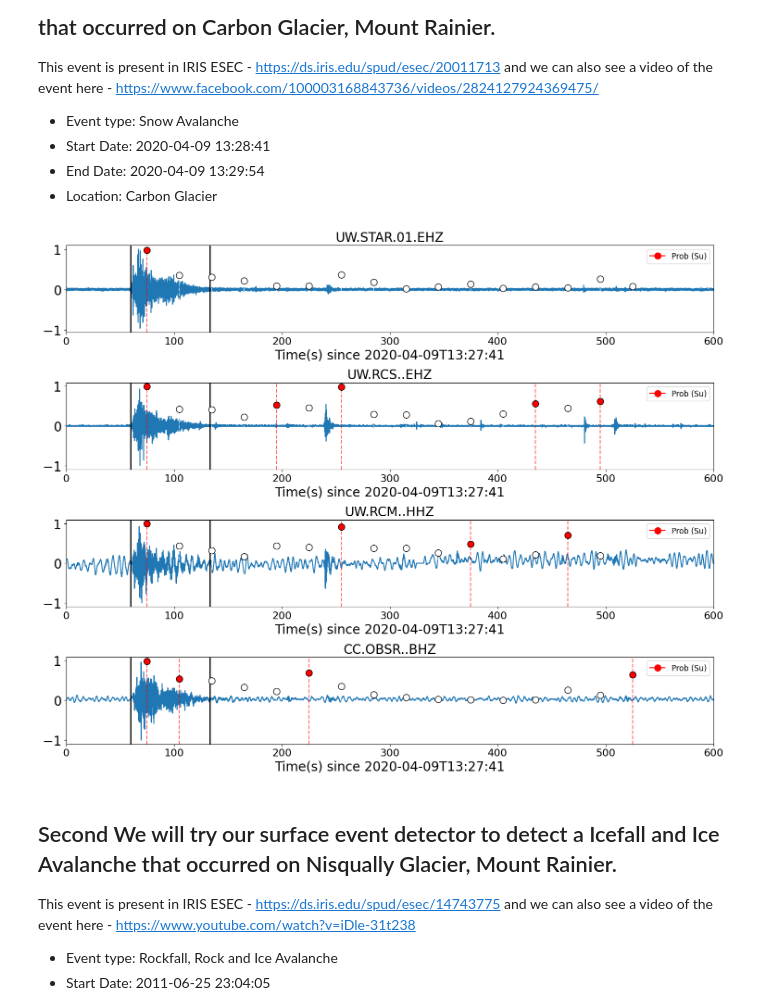
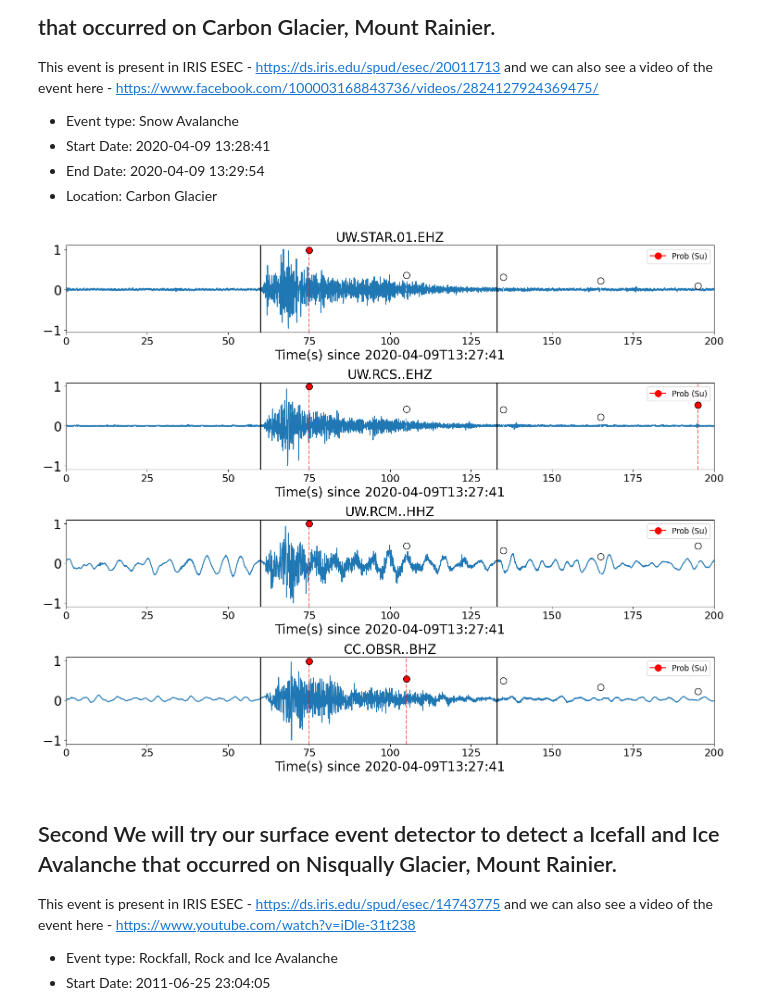
Before and after one commit to Akashkharita/Surface_Event_Detection, a Jupyter notebook: Notebooks/Automated_Surface_Event_Detection.ipynb, the cells around one changed output. Saved outputs shown, nothing was run; the diff lists cells and outputs as text; code cells hidden in the pictures.

```diff
--- a/Notebooks/Automated_Surface_Event_Detection.ipynb
+++ b/Notebooks/Automated_Surface_Event_Detection.ipynb
@@ -113,15 +113,15 @@ result_stns, index_stns, prob_stns, st_overall, st_overall_data, st_overall_time
 # %%
 ## Note the parameters ev_markers define the boundaries of actual event and are picked from ground truth data.
 
 plot_detection_results(st_overall_data = st_overall_data,
                        st_overall_times = st_overall_times,
                        st_overall = st_overall, result_stns = result_stns,
                        index_stns = index_stns,
                        prob_stns = prob_stns,
-                       xlim = [0,600],
+                       xlim = [0,200],
                        ev_markers = [60, 133])
 # %% [output]
-[figure, old version]
+[figure, new version]
 # %% [markdown]
 ## Second We will try our surface event detector to detect a Icefall and Ice Avalanche that occurred on  Nisqually Glacier, Mount Rainier.
 
```
Also changed, not shown: parts of 8 cells of this notebook, 2 other files.
